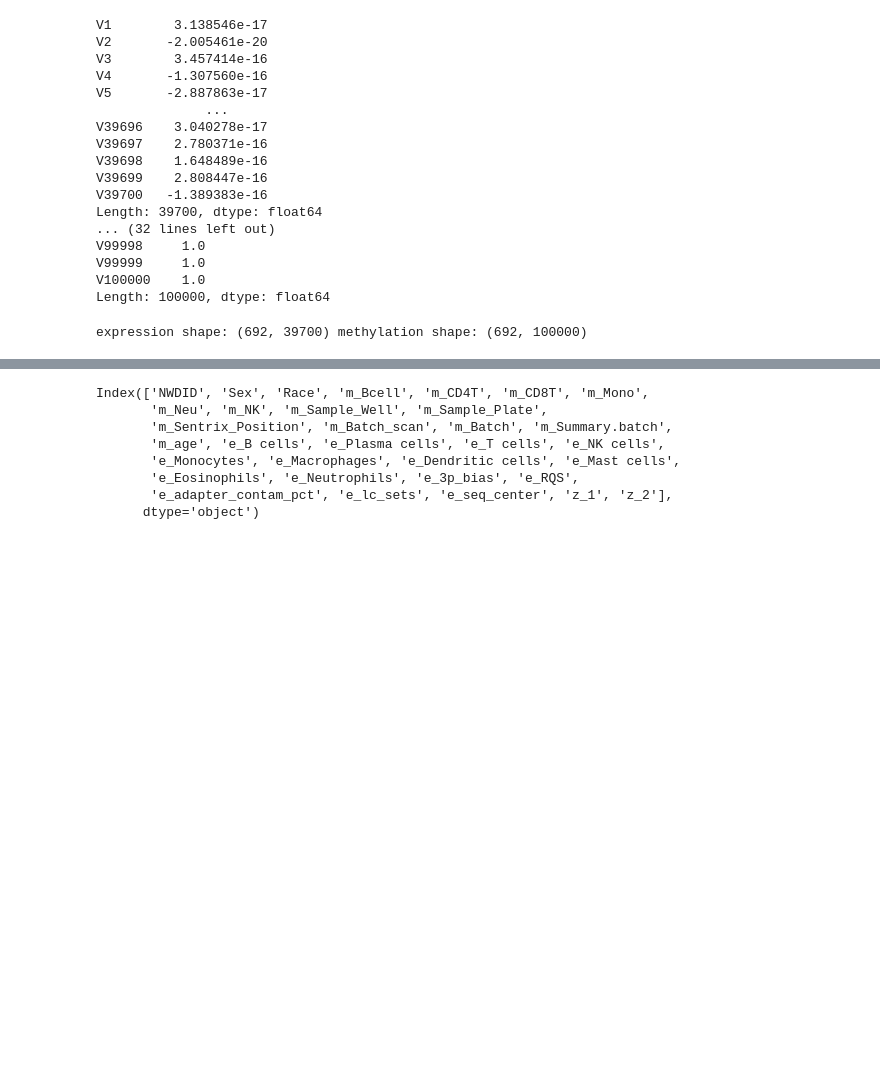
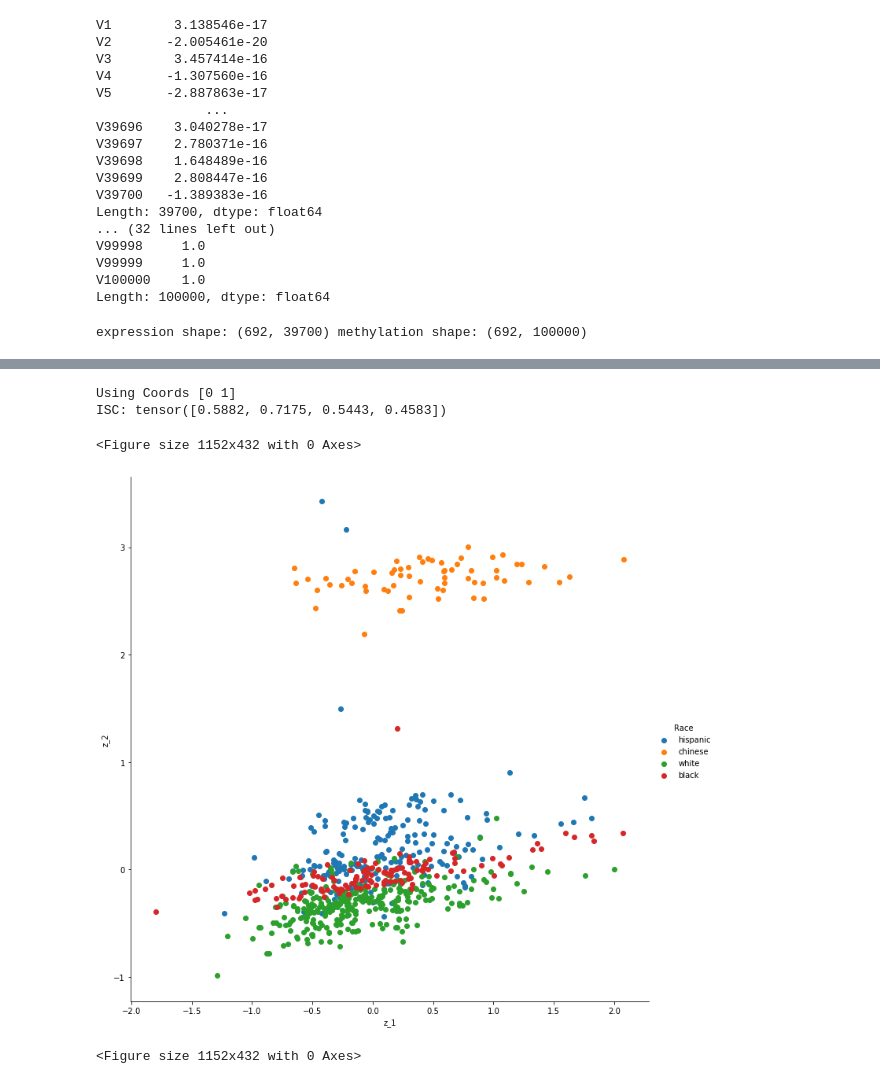
Before and after one commit to collinwa/MCFA, a Jupyter notebook: process_mesa.ipynb, the cells around one changed output, grey strips where cells are left out. Saved outputs shown, nothing was run; the diff lists cells and outputs as text; code cells hidden in the pictures; blank space fills up the shorter version.

```diff
--- a/process_mesa.ipynb
+++ b/process_mesa.ipynb
@@ -88,9 +88,11 @@ n, m = exp_np.shape
 mp_lower_bound = (1 + np.sqrt(m / n)) ** 2
 exp_pca_model = PCA()
 exp_pca_model.fit(exp_np)
-to_keep = exp_pca_model.singular_values_ > mp_lower_bound
+
+to_keep = exp_pca_model.explained_variance_ > mp_lower_bound
 
 print('Keeping {} PCs Explaining {:.2f}\% Of Variance'.format(np.sum(to_keep), np.sum(exp_pca_model.explained_variance_ratio_[to_keep])*100))
-exp_np_pcs = exp_pca_model.fit_transform(exp_np)[:, to_keep]
+exp_pca_model = PCA(n_components=np.sum(to_keep))
+exp_np_pcs = exp_pca_model.fit_transform(exp_np)
 print('Shape After PCA: {}'.format(exp_np_pcs.shape))
 # %% [output]
@@ -105,9 +107,11 @@ n, m = methyl_np.shape
 mp_lower_bound = (1 + np.sqrt(m / n)) ** 2
 methyl_pca_model = PCA()
 methyl_pca_model.fit(methyl_np)
-to_keep = methyl_pca_model.singular_values_ > mp_lower_bound
+
+to_keep = methyl_pca_model.explained_variance_ > mp_lower_bound
 
 print('Keeping {} PCs Explaining {:.2f}\% Of Variance'.format(np.sum(to_keep), np.sum(methyl_pca_model.explained_variance_ratio_[to_keep])*100))
-methyl_np_pcs = methyl_pca_model.fit_transform(methyl_np)[:, to_keep]
+methyl_pca_model = PCA(n_components=np.sum(to_keep))
+methyl_np_pcs = methyl_pca_model.fit_transform(methyl_np)
 print('Shape After PCA: {}'.format(methyl_np_pcs.shape))
 # %% [output]
@@ -142,3 +179,0 @@ y_concat_T = y_concat.T
-# %%
-importlib.reload(model)
-W_model, L_model, Phi_model = model.fit_model(y_dims, x_dims, datasets, d, y_concat, geno_np.shape[0], steps=1000)
@@ -167,0 +180,12 @@ meta_df['z_2'] = posterior_z_2[:, 1]
+# %%
+importlib.reload(model)
+# project into the latent space
+posterior_z, posterior_x = model.project_latent(W_model, L_model, Phi_model, d, y_concat, x_dims)
+
+# compute the posterior z conditioned on only the data from a given dataset
+posterior_z_methyl, posterior_x_methyl = model.project_latent_individual(W_model, L_model, Phi_model, d, y_concat, x_dims, y_dims, 0)
+posterior_z_exp, posterior_x_exp = model.project_latent_individual(W_model, L_model, Phi_model, d, y_concat, x_dims, y_dims, 1)
+posterior_z_geno, posterior_x_geno = model.project_latent_individual(W_model, L_model, Phi_model, d, y_concat, x_dims, y_dims, 2)
+
+# get the interset correlation as per Parra 2018
+rho, rb, rw = model.compute_ISC(posterior_z_methyl, posterior_z_exp, posterior_z_geno)
@@ -179,11 +220,22 @@ plt.figure(figsize=(16, 6))
-# %%
-meta_df.columns
-# %% [output]
-Index(['NWDID', 'Sex', 'Race', 'm_Bcell', 'm_CD4T', 'm_CD8T', 'm_Mono',
-       'm_Neu', 'm_NK', 'm_Sample_Well', 'm_Sample_Plate',
-       'm_Sentrix_Position', 'm_Batch_scan', 'm_Batch', 'm_Summary.batch',
-       'm_age', 'e_B cells', 'e_Plasma cells', 'e_T cells', 'e_NK cells',
-       'e_Monocytes', 'e_Macrophages', 'e_Dendritic cells', 'e_Mast cells',
-       'e_Eosinophils', 'e_Neutrophils', 'e_3p_bias', 'e_RQS',
-       'e_adapter_contam_pct', 'e_lc_sets', 'e_seq_center', 'z_1', 'z_2'],
-      dtype='object')
+# %%
+# # add in meta dataframe
+posterior_z_2 = posterior_z[:, np.argsort(rho.numpy())[-2:]]
+print("Using Coords {}".format(np.argsort(rho.numpy())[-2:]))
+print("ISC: {}".format(rho))
+meta_df['z_1'] = posterior_z_2[:, 0]
+meta_df['z_2'] = posterior_z_2[:, 1]
+column = 'Race'
+
+# something interesting happening -- need to correct for X chromosome and gene dosage, maybe? Is methylation data significantly
+# affected by sex?
+meta = meta_df[column].unique()
+fig = sns.FacetGrid(data=meta_df[['z_1', 'z_2', column]], hue=column, hue_order=meta, height=10)
+fig.map(plt.scatter, 'z_1', 'z_2').add_legend()
+
+plt.figure(figsize=(16, 6))
+# %% [output]
+Using Coords [0 1]
+ISC: tensor([0.5882, 0.7175, 0.5443, 0.4583])
+<Figure size 1152x432 with 0 Axes>
+[figure, added]
+<Figure size 1152x432 with 0 Axes>
```
Also changed, not shown: parts of 8 cells of this notebook, 2 other files.
